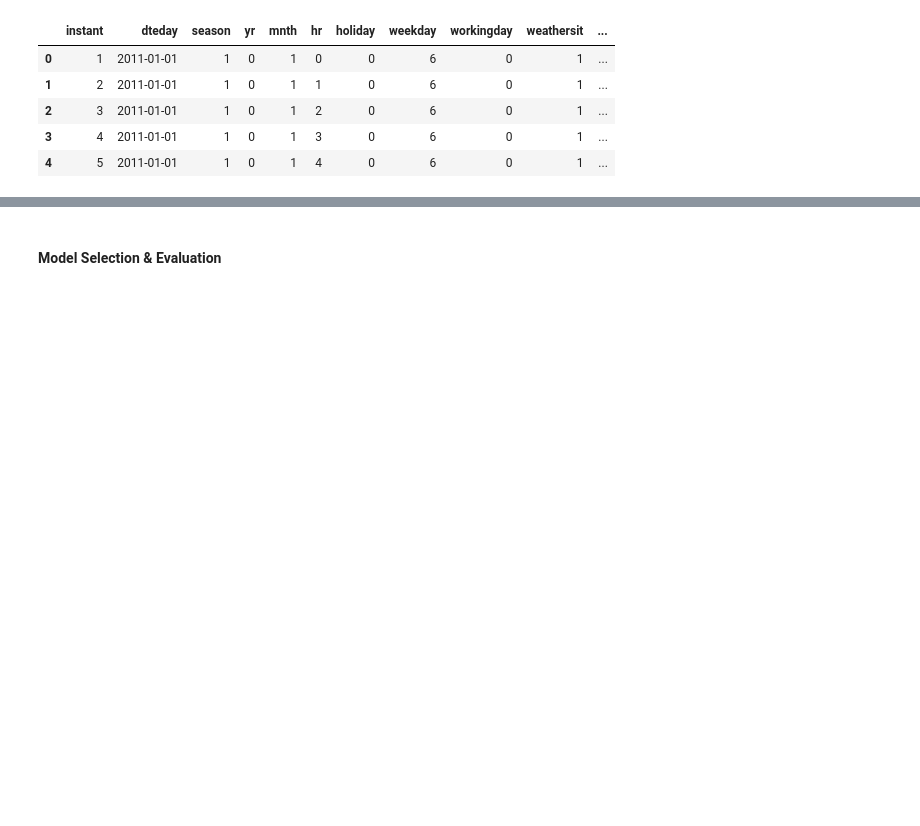
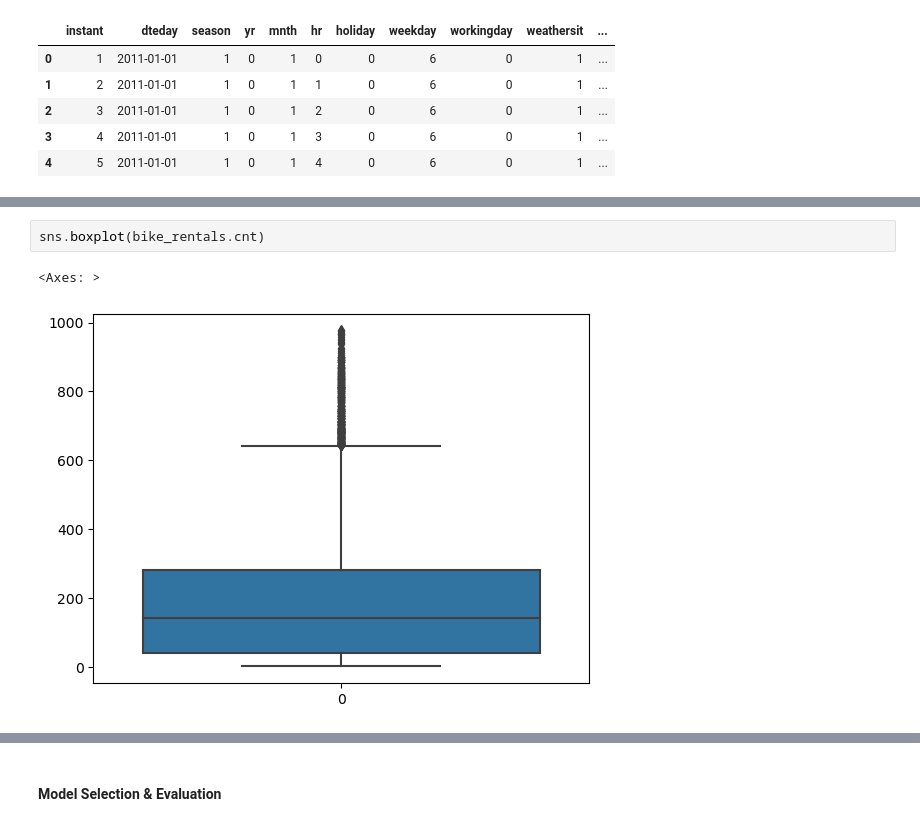
Before and after one commit to nis-23/Predicting-Bike-Rentals, a Jupyter notebook: notebooks/01-nishant-project_walkthrough.ipynb, the cells around one changed output, grey strips where cells are left out. Saved outputs shown, nothing was run; the diff lists cells and outputs as text; blank space fills up the shorter version.

```diff
--- a/notebooks/01-nishant-project_walkthrough.ipynb
+++ b/notebooks/01-nishant-project_walkthrough.ipynb
@@ -15,0 +46,5 @@ bike_rentals.head()
+# %%
+sns.boxplot(bike_rentals.cnt)
+# %% [output]
+<Axes: >
+[figure, added]
```
Also changed, not shown: parts of 21 cells of this notebook, 2 other files.
